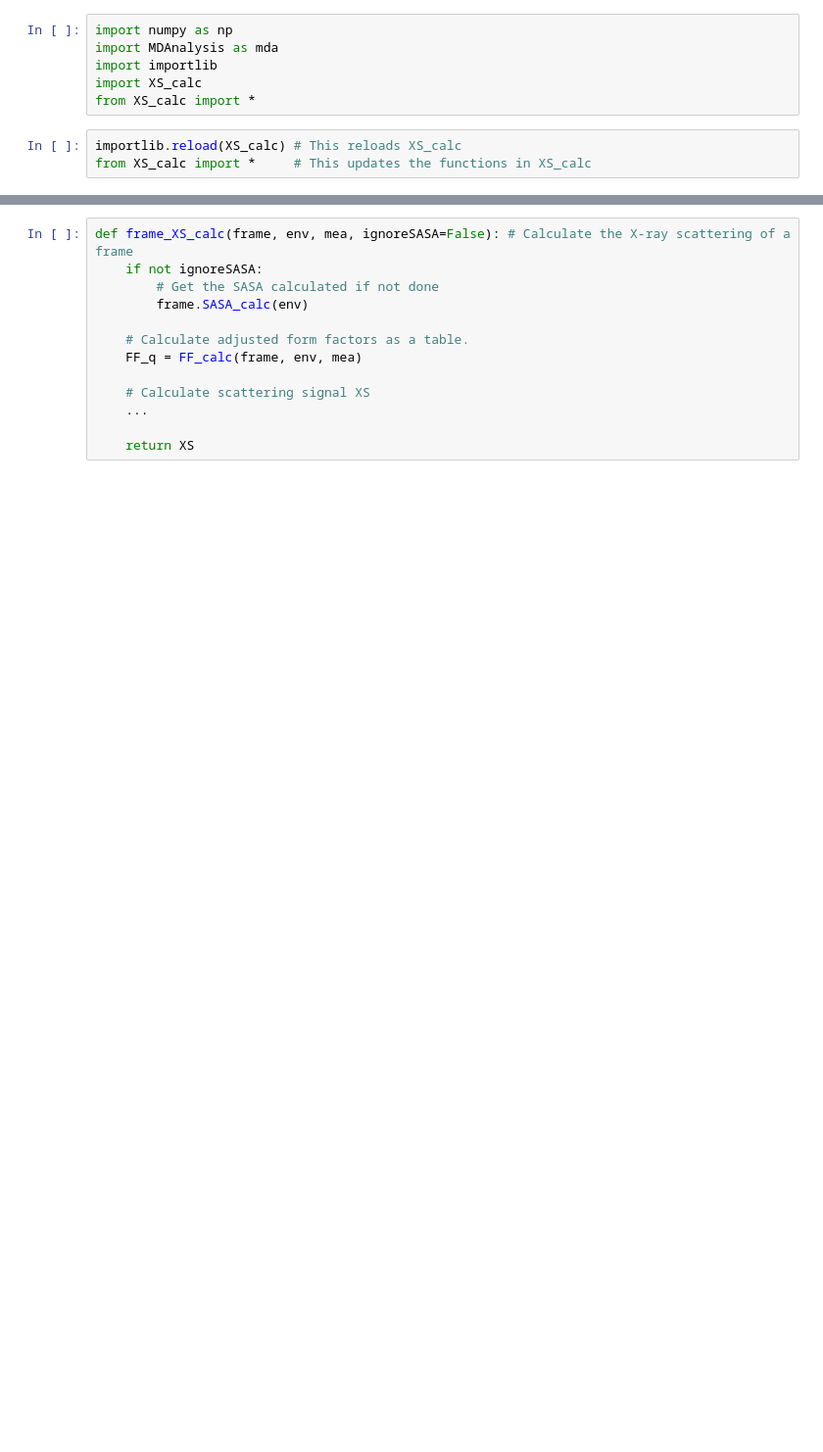
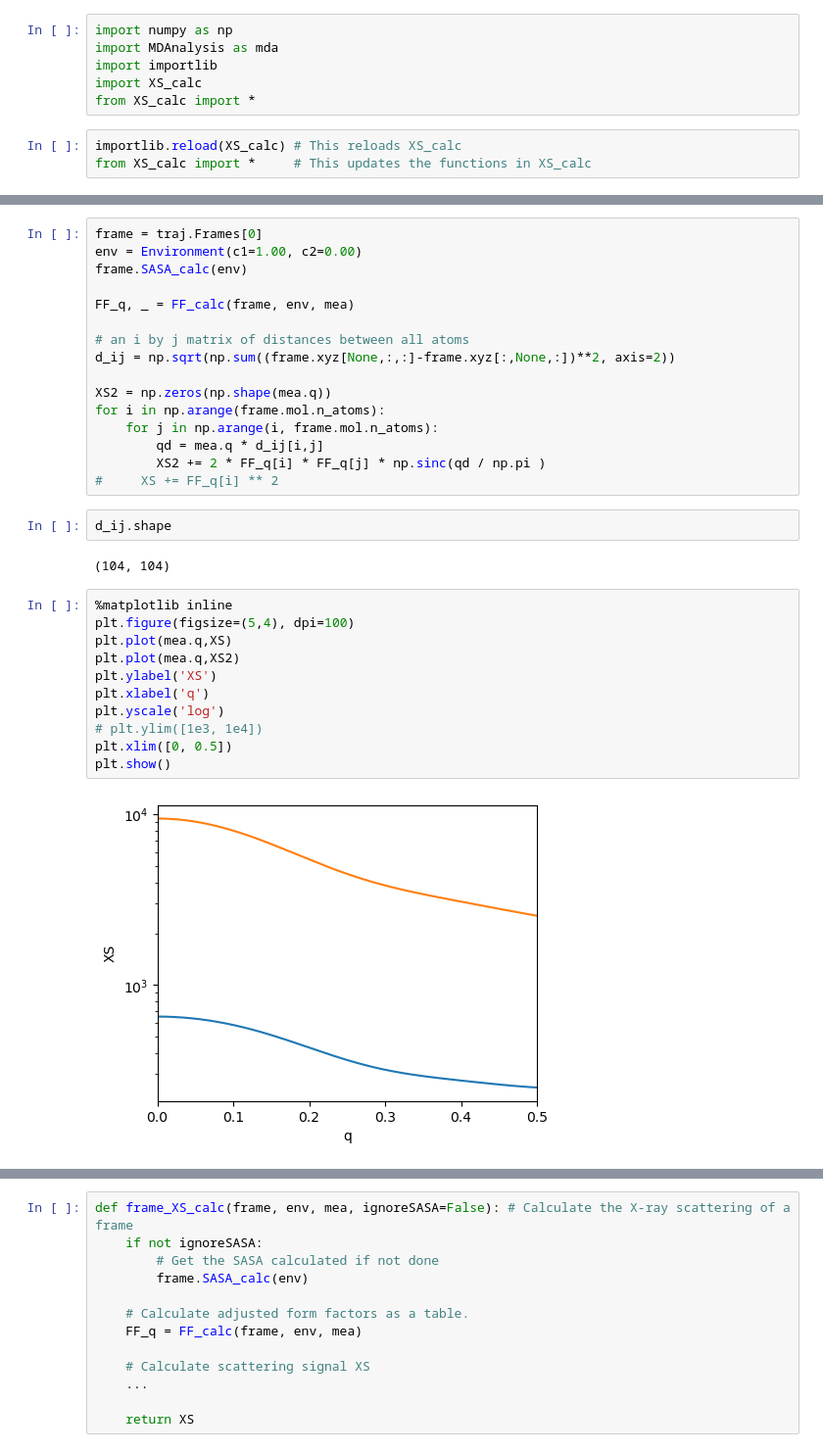
Before and after one commit to arnoldchan1/XS_calc, a Jupyter notebook: test_script_Debye.ipynb, the cells around one changed output, grey strips where cells are left out. Shown: that part at 98% size. Saved outputs shown, nothing was run; the diff lists cells and outputs as text; blank space fills up the shorter version.

```diff
--- a/test_script_Debye.ipynb
+++ b/test_script_Debye.ipynb
@@ -77,0 +58,33 @@ Text(0.5, 0, 'q')
+# %%
+frame = traj.Frames[0]
+env = Environment(c1=1.00, c2=0.00)
+frame.SASA_calc(env)
+
+FF_q, _ = FF_calc(frame, env, mea)
+
+# an i by j matrix of distances between all atoms
+d_ij = np.sqrt(np.sum((frame.xyz[None,:,:]-frame.xyz[:,None,:])**2, axis=2))
+
+XS2 = np.zeros(np.shape(mea.q))
+for i in np.arange(frame.mol.n_atoms):
+    for j in np.arange(i, frame.mol.n_atoms):
+        qd = mea.q * d_ij[i,j]
+        XS2 += 2 * FF_q[i] * FF_q[j] * np.sinc(qd / np.pi )
+#     XS += FF_q[i] ** 2
+# %%
+d_ij.shape
+# %% [output]
+(104, 104)
+# %%
+%matplotlib inline
+plt.figure(figsize=(5,4), dpi=100)
+plt.plot(mea.q,XS)
+plt.plot(mea.q,XS2)
+plt.ylabel('XS')
+plt.xlabel('q')
+plt.yscale('log')
+# plt.ylim([1e3, 1e4])
+plt.xlim([0, 0.5])
+plt.show()
+# %% [output]
+[figure, added]
```
Also changed, not shown: parts of 14 cells of this notebook, 3 other files.
